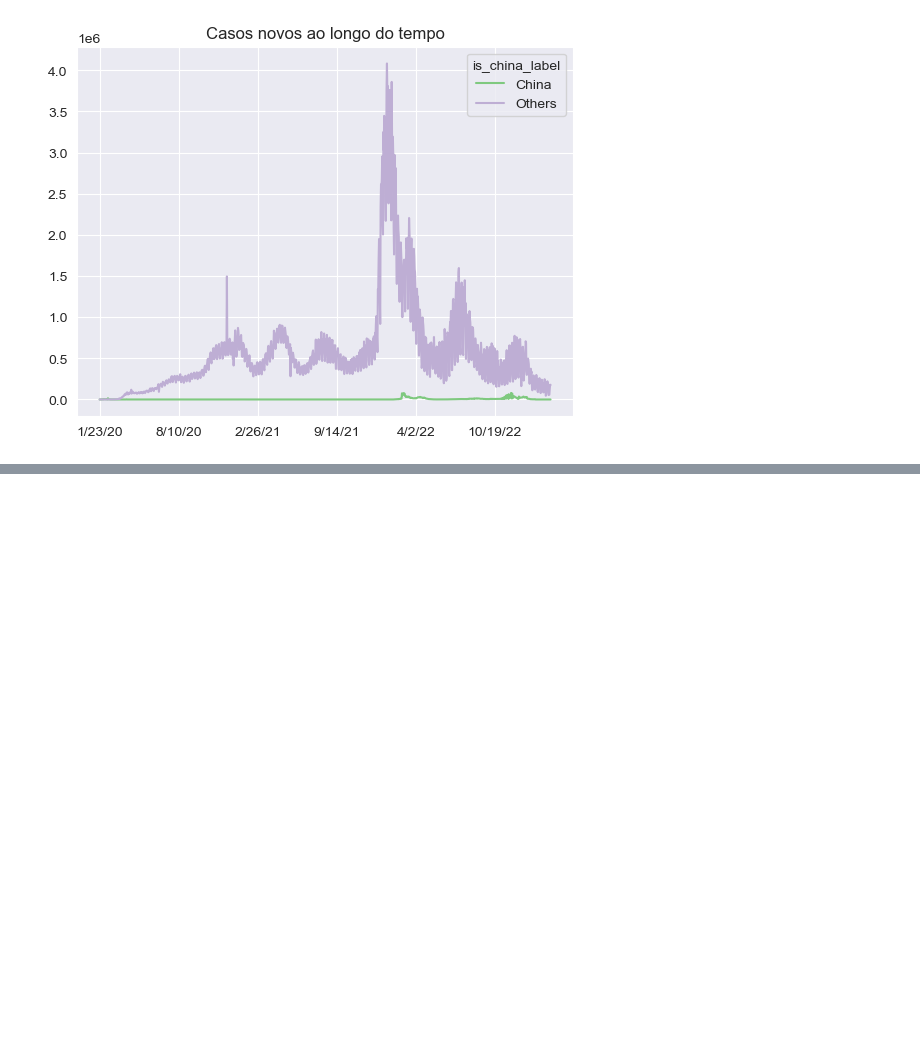
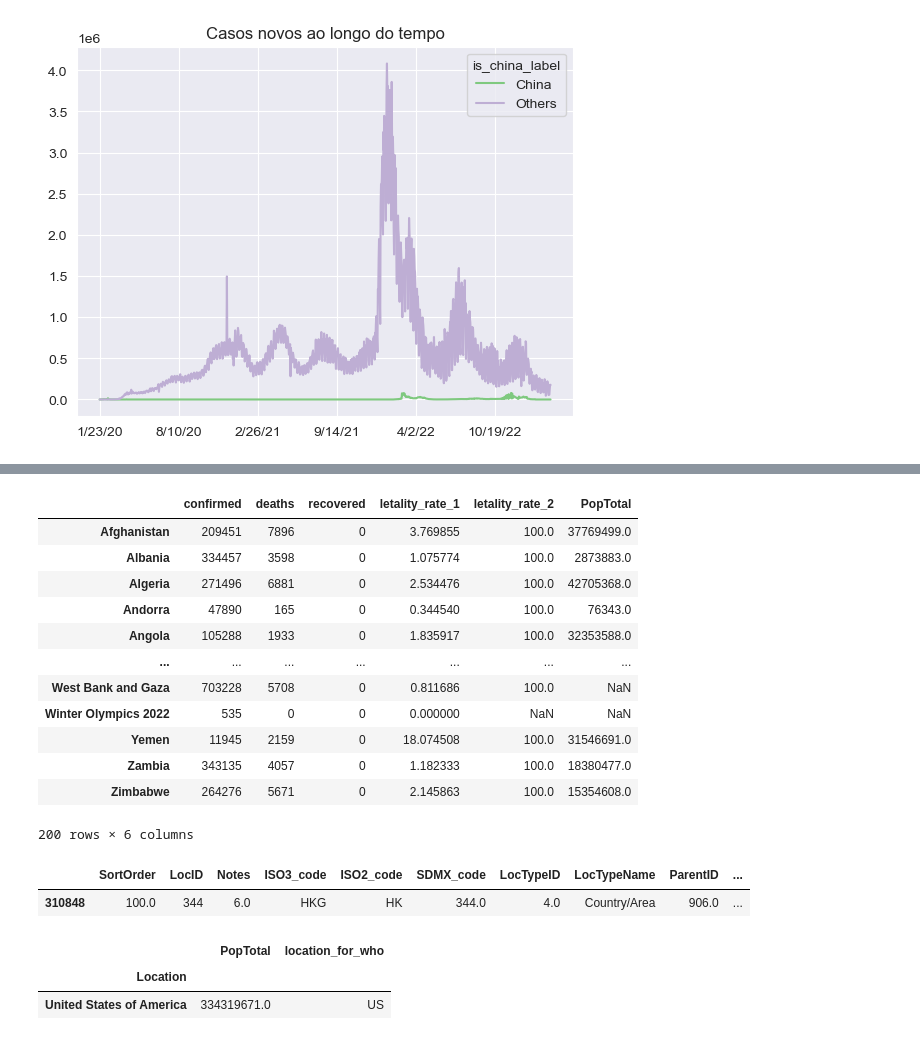
Before and after one commit to ledsouza/Covid19, a Jupyter notebook: eda_covid19.ipynb, the cells around one changed output, grey strips where cells are left out. Cells and saved outputs as stored; diff of their text form; code cells hidden in the pictures; blank space fills up the shorter version.

```diff
--- a/eda_covid19.ipynb
+++ b/eda_covid19.ipynb
@@ -340,0 +375,3 @@ plt.show()
+# %%
+population_total = population.query('Time == 2019')[['Location', 'PopTotal']].set_index('Location')
+population_total
@@ -340,0 +393,40 @@ plt.show()
+# %%
+combined.join(population_total)
+# %% [output]
+|  | confirmed | deaths | recovered | letality_rate_1 | letality_rate_2 | PopTotal |
+| Afghanistan | 209451 | 7896 | 0 | 3.769855 | 100.0 | 37769499.0 |
+| Albania | 334457 | 3598 | 0 | 1.075774 | 100.0 | 2873883.0 |
+| Algeria | 271496 | 6881 | 0 | 2.534476 | 100.0 | 42705368.0 |
+| Andorra | 47890 | 165 | 0 | 0.344540 | 100.0 | 76343.0 |
+| Angola | 105288 | 1933 | 0 | 1.835917 | 100.0 | 32353588.0 |
+| ... | ... | ... | ... | ... | ... | ... |
+| West Bank and Gaza | 703228 | 5708 | 0 | 0.811686 | 100.0 | NaN |
+| Winter Olympics 2022 | 535 | 0 | 0 | 0.000000 | NaN | NaN |
+| Yemen | 11945 | 2159 | 0 | 18.074508 | 100.0 | 31546691.0 |
+| Zambia | 343135 | 4057 | 0 | 1.182333 | 100.0 | 18380477.0 |
+| Zimbabwe | 264276 | 5671 | 0 | 2.145863 | 100.0 | 15354608.0 |
+200 rows × 6 columns
+# %%
+population.query("Location.str.contains('Hong Kong') and Time==2019", engine = 'python')
+# %% [output]
+|  | SortOrder | LocID | Notes | ISO3_code | ISO2_code | SDMX_code | LocTypeID | LocTypeName | ParentID | ... |
+| 310848 | 100.0 | 344 | 6.0 | HKG | HK | 344.0 | 4.0 | Country/Area | 906.0 | ... |
+# %%
+def rename_location(location):
+    if location == 'Republic of Korea':
+        return 'South Korea'
+    if location == 'Iran (Islamic Republic of)':
+        return 'Iran'
+    if location == 'United States of America':
+        return 'US'
+    if location == 'China, Hong Kong SAR':
+        return 'Hong Kong'
+    else:
+        return location
+
+population_total['location_for_who'] = population_total.index.map(rename_location)
+population_total.query("location_for_who == 'US'")
+# %% [output]
+|  | PopTotal | location_for_who |
+| Location |  |  |
+| United States of America | 334319671.0 | US |
```
Also changed, not shown: parts of 6 cells of this notebook, 1 other file.
